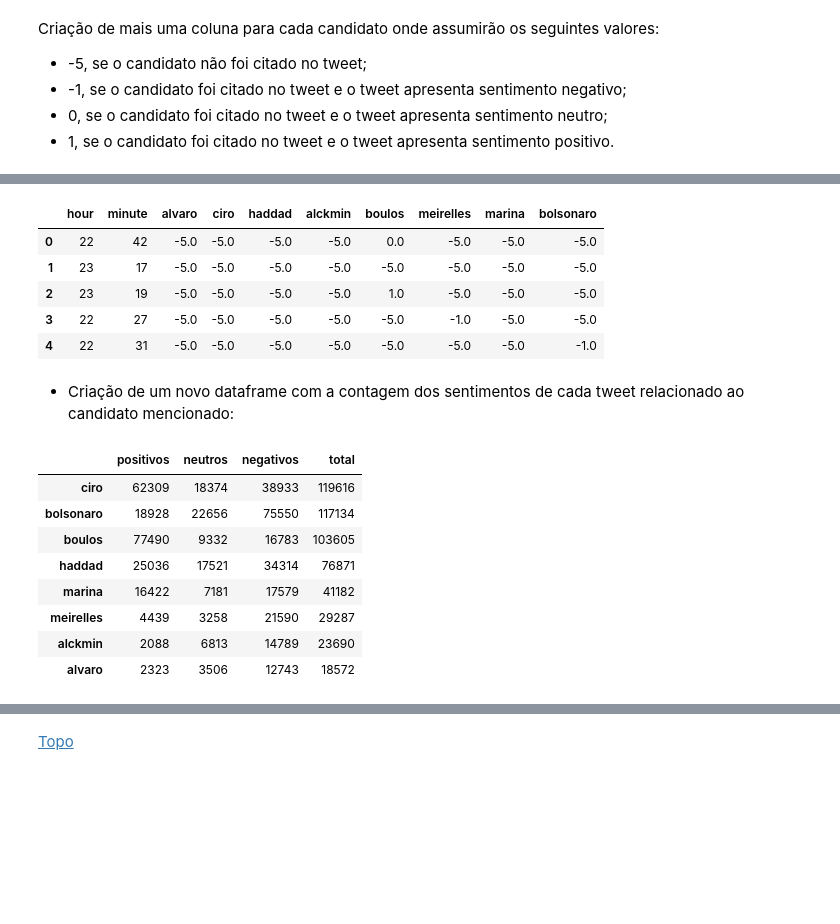
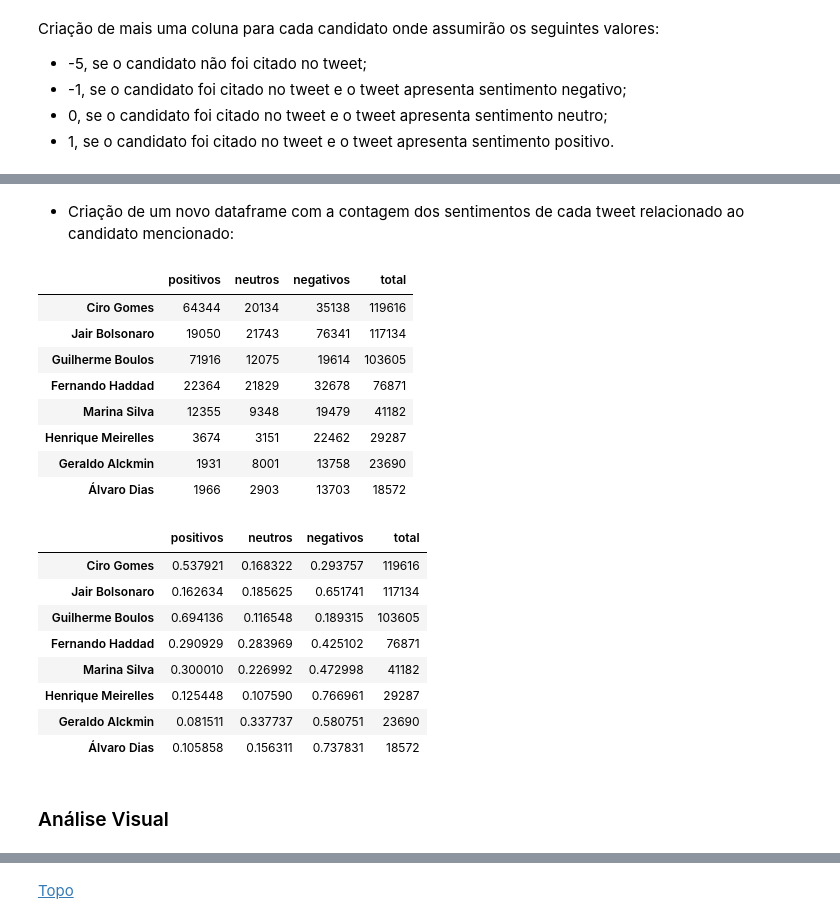
Before and after one commit to bambrozim/DebatePresidenciaveisGlobo2018, a Jupyter notebook: Debate Presidenciáveis Globo - 2018.ipynb, the cells around one changed output, grey strips where cells are left out. Cells and saved outputs as stored; diff of their text form; code cells hidden in the pictures; blank space fills up the shorter version.

```diff
--- a/Debate Presidenciáveis Globo - 2018.ipynb
+++ b/Debate Presidenciáveis Globo - 2018.ipynb
@@ -335,35 +361,45 @@ full_tweets.head()
-# %%
-full_tweets.iloc[:, 4:].head()
-# %% [output]
-|  | hour | minute | alvaro | ciro | haddad | alckmin | boulos | meirelles | marina | bolsonaro |
-| 0 | 22 | 42 | -5.0 | -5.0 | -5.0 | -5.0 | 0.0 | -5.0 | -5.0 | -5.0 |
-| 1 | 23 | 17 | -5.0 | -5.0 | -5.0 | -5.0 | -5.0 | -5.0 | -5.0 | -5.0 |
-| 2 | 23 | 19 | -5.0 | -5.0 | -5.0 | -5.0 | 1.0 | -5.0 | -5.0 | -5.0 |
-| 3 | 22 | 27 | -5.0 | -5.0 | -5.0 | -5.0 | -5.0 | -1.0 | -5.0 | -5.0 |
-| 4 | 22 | 31 | -5.0 | -5.0 | -5.0 | -5.0 | -5.0 | -5.0 | -5.0 | -1.0 |
 # %% [markdown]
 - Criação de um novo dataframe com a contagem dos sentimentos de cada tweet relacionado ao candidato mencionado:<br>
 # %%
 qtde_tweets = {}
-for candidato in candidatos:
+for candidato, nome in zip(candidatos, display_candidatos):
     positivos = len(full_tweets[full_tweets[candidato]==1][candidato])
     neutros = len(full_tweets[full_tweets[candidato]==0][candidato])
     negativos = len(full_tweets[full_tweets[candidato]==-1][candidato])
 
-    qtde_tweets[candidato] = [positivos, neutros, negativos]
+    qtde_tweets[nome] = [positivos, neutros, negativos]
+
+qtde_tweets_df = pd.DataFrame(qtde_tweets, index=['positivos', 'neutros', 'negativos']).T
+
+qtde_tweets_df['total'] = qtde_tweets_df.sum(axis=1)
+qtde_tweets_df = qtde_tweets_df.sort_values(by='total', ascending=False)
+qtde_tweets_df
+# %% [output]
+|  | positivos | neutros | negativos | total |
+| Ciro Gomes | 64344 | 20134 | 35138 | 119616 |
+| Jair Bolsonaro | 19050 | 21743 | 76341 | 117134 |
+| Guilherme Boulos | 71916 | 12075 | 19614 | 103605 |
+| Fernando Haddad | 22364 | 21829 | 32678 | 76871 |
+| Marina Silva | 12355 | 9348 | 19479 | 41182 |
+| Henrique Meirelles | 3674 | 3151 | 22462 | 29287 |
+| Geraldo Alckmin | 1931 | 8001 | 13758 | 23690 |
+| Álvaro Dias | 1966 | 2903 | 13703 | 18572 |
-# %%
-qtde_tweets_df = pd.DataFrame(qtde_tweets, index=['positivos', 'neutros', 'negativos']).T
-
-qtde_tweets_df['total'] = qtde_tweets_df.sum(axis=1)
-qtde_tweets_df = qtde_tweets_df.sort_values(by='total', ascending=False)
-qtde_tweets_df
-# %% [output]
-|  | positivos | neutros | negativos | total |
-| ciro | 62309 | 18374 | 38933 | 119616 |
-| bolsonaro | 18928 | 22656 | 75550 | 117134 |
-| boulos | 77490 | 9332 | 16783 | 103605 |
-| haddad | 25036 | 17521 | 34314 | 76871 |
-| marina | 16422 | 7181 | 17579 | 41182 |
-| meirelles | 4439 | 3258 | 21590 | 29287 |
-| alckmin | 2088 | 6813 | 14789 | 23690 |
-| alvaro | 2323 | 3506 | 12743 | 18572 |
+# %%
+percentual_tweets_df = qtde_tweets_df.copy()
+percentual_tweets_df['positivos'] = (percentual_tweets_df['positivos'] / percentual_tweets_df['total'])
+percentual_tweets_df['neutros'] = (percentual_tweets_df['neutros'] / percentual_tweets_df['total'])
+percentual_tweets_df['negativos'] = (percentual_tweets_df['negativos'] / percentual_tweets_df['total'])
+
+percentual_tweets_df
+# %% [output]
+|  | positivos | neutros | negativos | total |
+| Ciro Gomes | 0.537921 | 0.168322 | 0.293757 | 119616 |
+| Jair Bolsonaro | 0.162634 | 0.185625 | 0.651741 | 117134 |
+| Guilherme Boulos | 0.694136 | 0.116548 | 0.189315 | 103605 |
+| Fernando Haddad | 0.290929 | 0.283969 | 0.425102 | 76871 |
+| Marina Silva | 0.300010 | 0.226992 | 0.472998 | 41182 |
+| Henrique Meirelles | 0.125448 | 0.107590 | 0.766961 | 29287 |
+| Geraldo Alckmin | 0.081511 | 0.337737 | 0.580751 | 23690 |
+| Álvaro Dias | 0.105858 | 0.156311 | 0.737831 | 18572 |
+# %% [markdown]
+### Análise Visual
```
Also changed, not shown: parts of 85 cells of this notebook.
